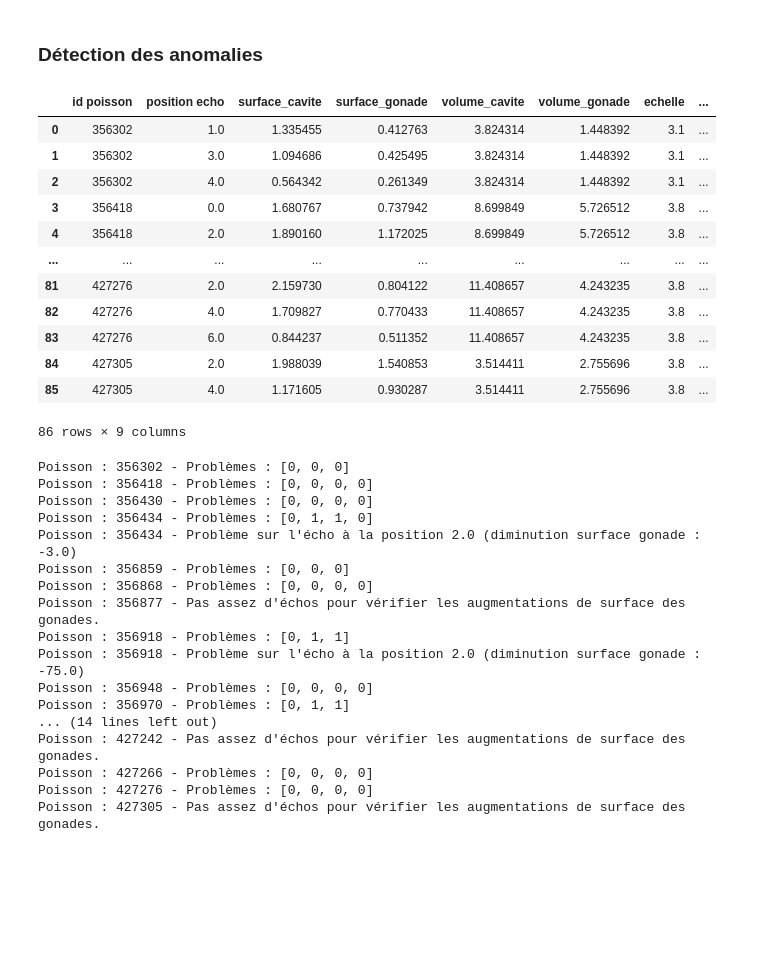
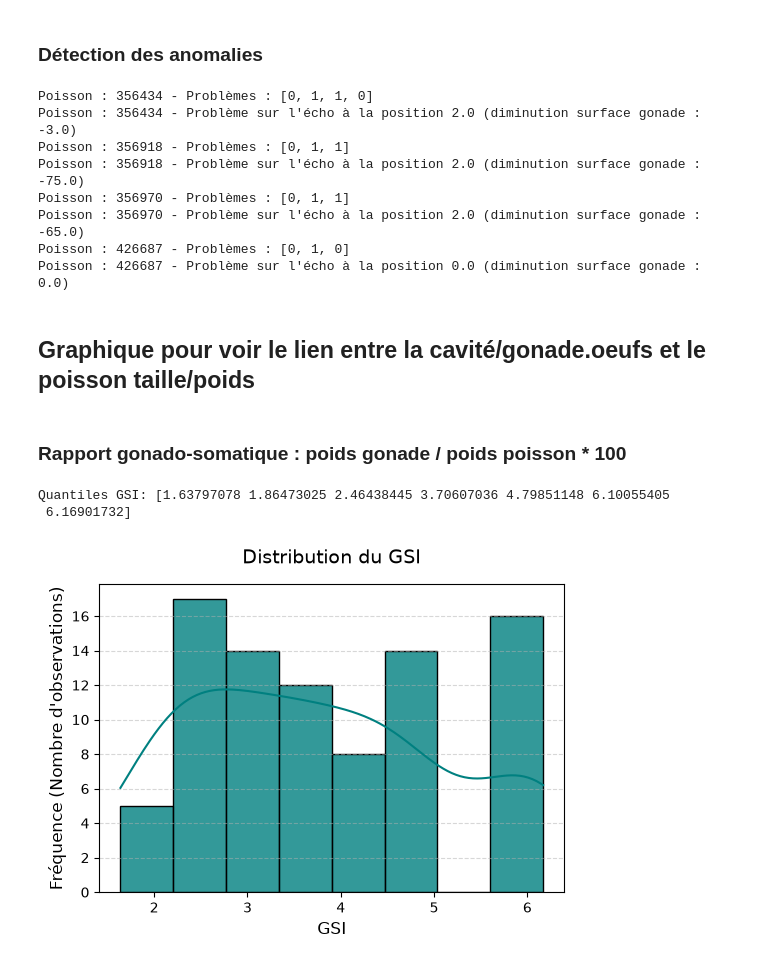
Before and after one commit to loranedp/Stage-GonAIde-2026, a Jupyter notebook: Debut/Résultats/Statistiques_echantillon.ipynb, the cells around one changed output. Drawn from its saved outputs; the diff is of its cells as text; code cells hidden in the pictures; blank space fills up the shorter version.

```diff
--- a/Debut/Résultats/Statistiques_echantillon.ipynb
+++ b/Debut/Résultats/Statistiques_echantillon.ipynb
@@ -261,24 +184,8 @@ Corrélation : 0.8051123292420691
 # %% [markdown]
 ### Détection des anomalies
-# %%
-df_res
-# %% [output]
-|  | id poisson | position echo | surface_cavite | surface_gonade | volume_cavite | volume_gonade | echelle | ... |
-| 0 | 356302 | 1.0 | 1.335455 | 0.412763 | 3.824314 | 1.448392 | 3.1 | ... |
-| 1 | 356302 | 3.0 | 1.094686 | 0.425495 | 3.824314 | 1.448392 | 3.1 | ... |
-| 2 | 356302 | 4.0 | 0.564342 | 0.261349 | 3.824314 | 1.448392 | 3.1 | ... |
-| 3 | 356418 | 0.0 | 1.680767 | 0.737942 | 8.699849 | 5.726512 | 3.8 | ... |
-| 4 | 356418 | 2.0 | 1.890160 | 1.172025 | 8.699849 | 5.726512 | 3.8 | ... |
-| ... | ... | ... | ... | ... | ... | ... | ... | ... |
-| 81 | 427276 | 2.0 | 2.159730 | 0.804122 | 11.408657 | 4.243235 | 3.8 | ... |
-| 82 | 427276 | 4.0 | 1.709827 | 0.770433 | 11.408657 | 4.243235 | 3.8 | ... |
-| 83 | 427276 | 6.0 | 0.844237 | 0.511352 | 11.408657 | 4.243235 | 3.8 | ... |
-| 84 | 427305 | 2.0 | 1.988039 | 1.540853 | 3.514411 | 2.755696 | 3.8 | ... |
-| 85 | 427305 | 4.0 | 1.171605 | 0.930287 | 3.514411 | 2.755696 | 3.8 | ... |
-86 rows × 9 columns
 # %%
-for id in df_res['id poisson'].unique():
-    rows = df_res[df_res['id poisson'] == id]
+for id in df_true_fish['id poisson'].unique():
+    rows = df_true_fish[df_true_fish['id poisson'] == id]
     nb_rows = len(rows)
     pb_list = []
 
@@ -303,34 +210,35 @@ for id in df_res['id poisson'].unique():
             else:
                 pb_list.append(0)
 
-        print(f"Poisson : {id} - Problèmes : {pb_list}")
 
         for i in range(len(pb_list)-1):
             # Si il y a deux "1" à la suite, alors l'erreur est sur la première échographie où il y a un "1"
             if pb_list[i] == 1 and pb_list[i+1] == 1:
+                print(f"Poisson : {id} - Problèmes : {pb_list}")
                 print(f"Poisson : {id} - Problème sur l'écho à la position {rows.iloc[i]['position echo']} (diminution surface gonade : {rows.iloc[i]['augmentation_surface_gonade']})")
                 break
         # Si il y a un "1" seul à la deuxième position, alors l'erreur est sur la première échographie
         if pb_list[1] == 1 and pb_list[0] == 0 and pb_list[2] == 0:
+            print(f"Poisson : {id} - Problèmes : {pb_list}")
             print(f"Poisson : {id} - Problème sur l'écho à la position {rows.iloc[0]['position echo']} (diminution surface gonade : {rows.iloc[0]['augmentation_surface_gonade']})")
-
-    else:
-        print(f"Poisson : {id} - Pas assez d'échos pour vérifier les augmentations de surface des gonades.")
 # %% [output]
-Poisson : 356302 - Problèmes : [0, 0, 0]
-Poisson : 356418 - Problèmes : [0, 0, 0, 0]
-Poisson : 356430 - Problèmes : [0, 0, 0, 0]
 Poisson : 356434 - Problèmes : [0, 1, 1, 0]
 Poisson : 356434 - Problème sur l'écho à la position 2.0 (diminution surface gonade : -3.0)
-Poisson : 356859 - Problèmes : [0, 0, 0]
-Poisson : 356868 - Problèmes : [0, 0, 0, 0]
-Poisson : 356877 - Pas assez d'échos pour vérifier les augmentations de surface des gonades.
 Poisson : 356918 - Problèmes : [0, 1, 1]
 Poisson : 356918 - Problème sur l'écho à la position 2.0 (diminution surface gonade : -75.0)
-Poisson : 356948 - Problèmes : [0, 0, 0, 0]
 Poisson : 356970 - Problèmes : [0, 1, 1]
-... (14 lines left out)
-Poisson : 427242 - Pas assez d'échos pour vérifier les augmentations de surface des gonades.
-Poisson : 427266 - Problèmes : [0, 0, 0, 0]
-Poisson : 427276 - Problèmes : [0, 0, 0, 0]
-Poisson : 427305 - Pas assez d'échos pour vérifier les augmentations de surface des gonades.
+Poisson : 356970 - Problème sur l'écho à la position 2.0 (diminution surface gonade : -65.0)
+Poisson : 426687 - Problèmes : [0, 1, 0]
+Poisson : 426687 - Problème sur l'écho à la position 0.0 (diminution surface gonade : 0.0)
+# %% [markdown]
+## Graphique pour voir le lien entre la cavité/gonade.oeufs et le poisson taille/poids
+# %% [markdown]
+### Rapport gonado-somatique : poids gonade / poids poisson * 100
+# %%
+GSI = df_true_fish.volume_gonade / df_true_fish.poids_poisson * 100
+print(f"Quantiles GSI: {np.quantile(GSI, q = (0, 0.05, 0.25, 0.5, 0.75, 0.95, 1))}") # Affiche les quantiles du GSI
+distribution(GSI, "Distribution du GSI", "GSI", couleur='teal')
+# %% [output]
+Quantiles GSI: [1.63797078 1.86473025 2.46438445 3.70607036 4.79851148 6.10055405
+ 6.16901732]
+[figure, added]
```
Also changed, not shown: parts of 30 cells of this notebook, 3 other files.
